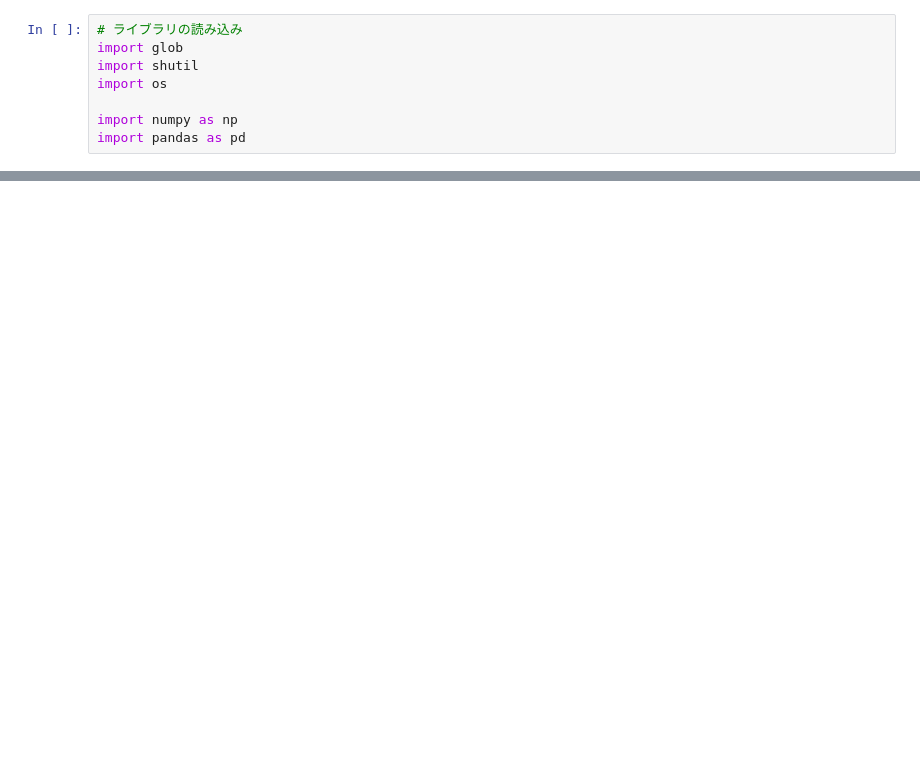
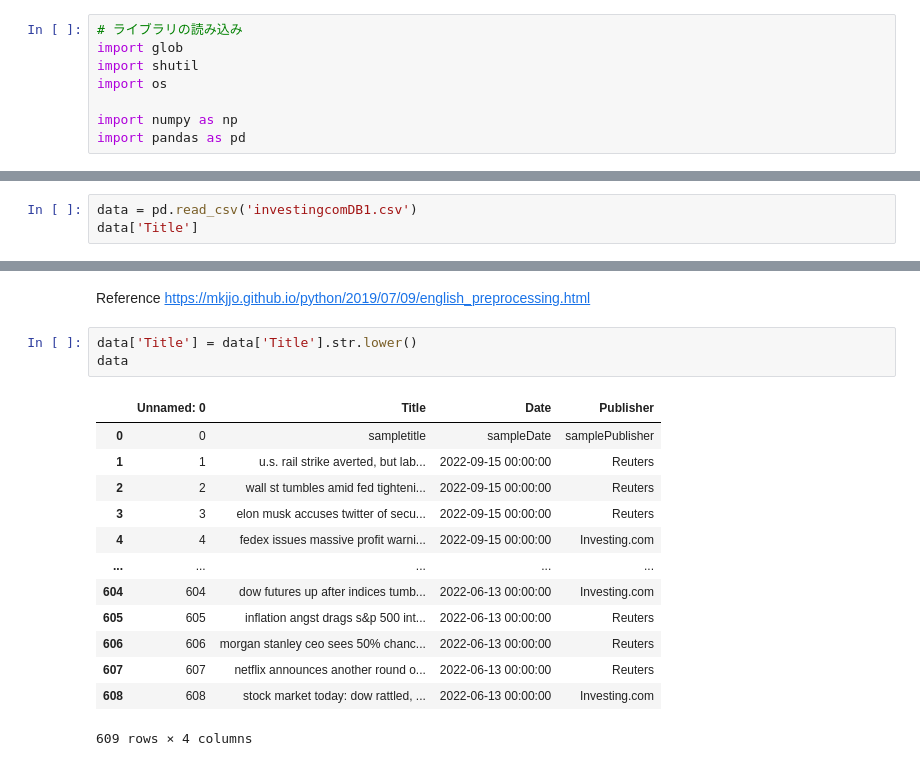
Before and after one commit to jokercsi/BERT-based-ABSA-LDA-stock-prediction-model, a Jupyter notebook: textMining.ipynb, the cells around one changed output, grey strips where cells are left out. Drawn from its saved outputs; the diff is of its cells as text; blank space fills up the shorter version.

```diff
--- a/textMining.ipynb
+++ b/textMining.ipynb
@@ -51,0 +36,3 @@ file.close()
+# %%
+data = pd.read_csv('investingcomDB1.csv')
+data['Title']
@@ -51,0 +52,20 @@ file.close()
+# %% [markdown]
+Reference
+https://mkjjo.github.io/python/2019/07/09/english_preprocessing.html
+# %%
+data['Title'] = data['Title'].str.lower()
+data
+# %% [output]
+|  | Unnamed: 0 | Title | Date | Publisher |
+| 0 | 0 | sampletitle | sampleDate | samplePublisher |
+| 1 | 1 | u.s. rail strike averted, but lab... | 2022-09-15 00:00:00 | Reuters |
+| 2 | 2 | wall st tumbles amid fed tighteni... | 2022-09-15 00:00:00 | Reuters |
+| 3 | 3 | elon musk accuses twitter of secu... | 2022-09-15 00:00:00 | Reuters |
+| 4 | 4 | fedex issues massive profit warni... | 2022-09-15 00:00:00 | Investing.com |
+| ... | ... | ... | ... | ... |
+| 604 | 604 | dow futures up after indices tumb... | 2022-06-13 00:00:00 | Investing.com |
+| 605 | 605 | inflation angst drags s&p 500 int... | 2022-06-13 00:00:00 | Reuters |
+| 606 | 606 | morgan stanley ceo sees 50% chanc... | 2022-06-13 00:00:00 | Reuters |
+| 607 | 607 | netflix announces another round o... | 2022-06-13 00:00:00 | Reuters |
+| 608 | 608 | stock market today: dow rattled, ... | 2022-06-13 00:00:00 | Investing.com |
+609 rows × 4 columns
```
Also changed, not shown: parts of 16 cells of this notebook.
